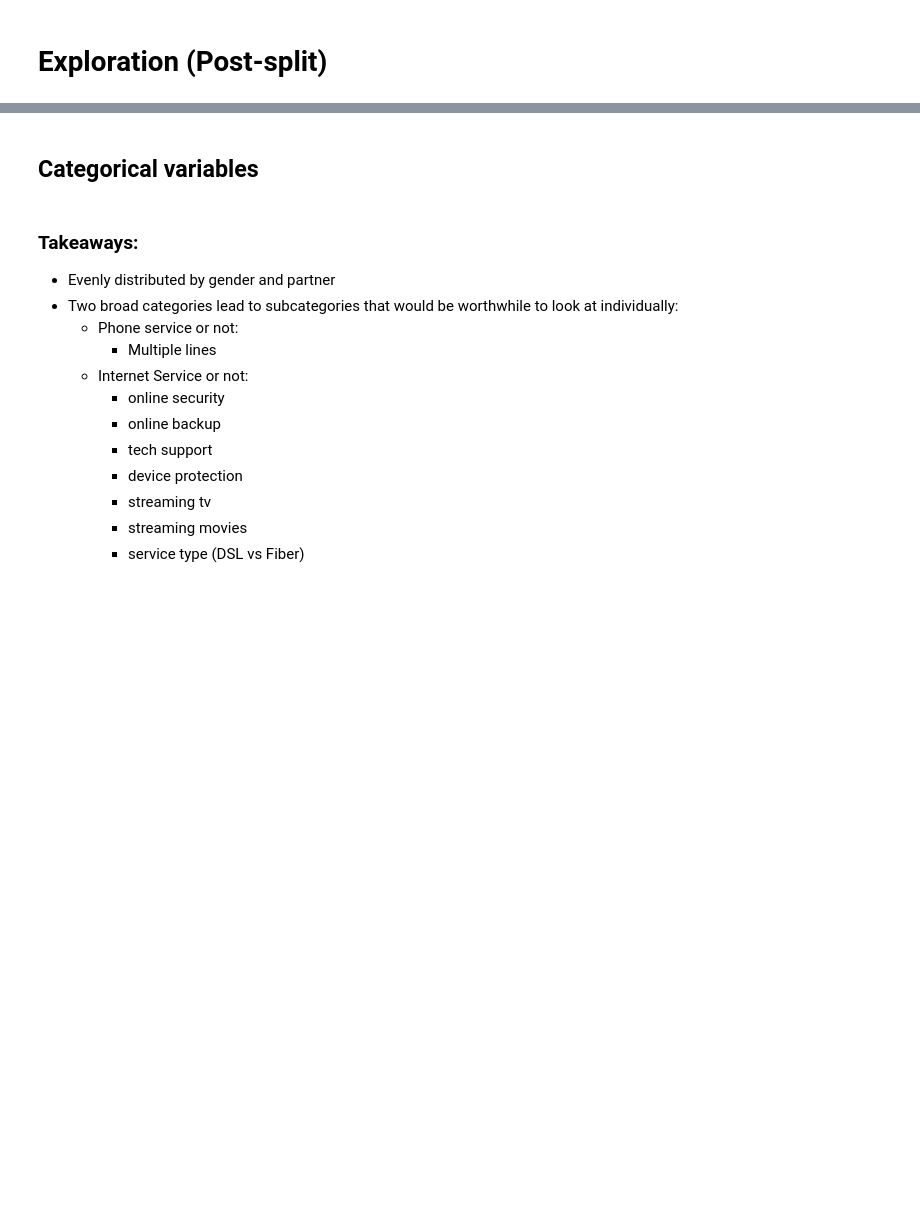
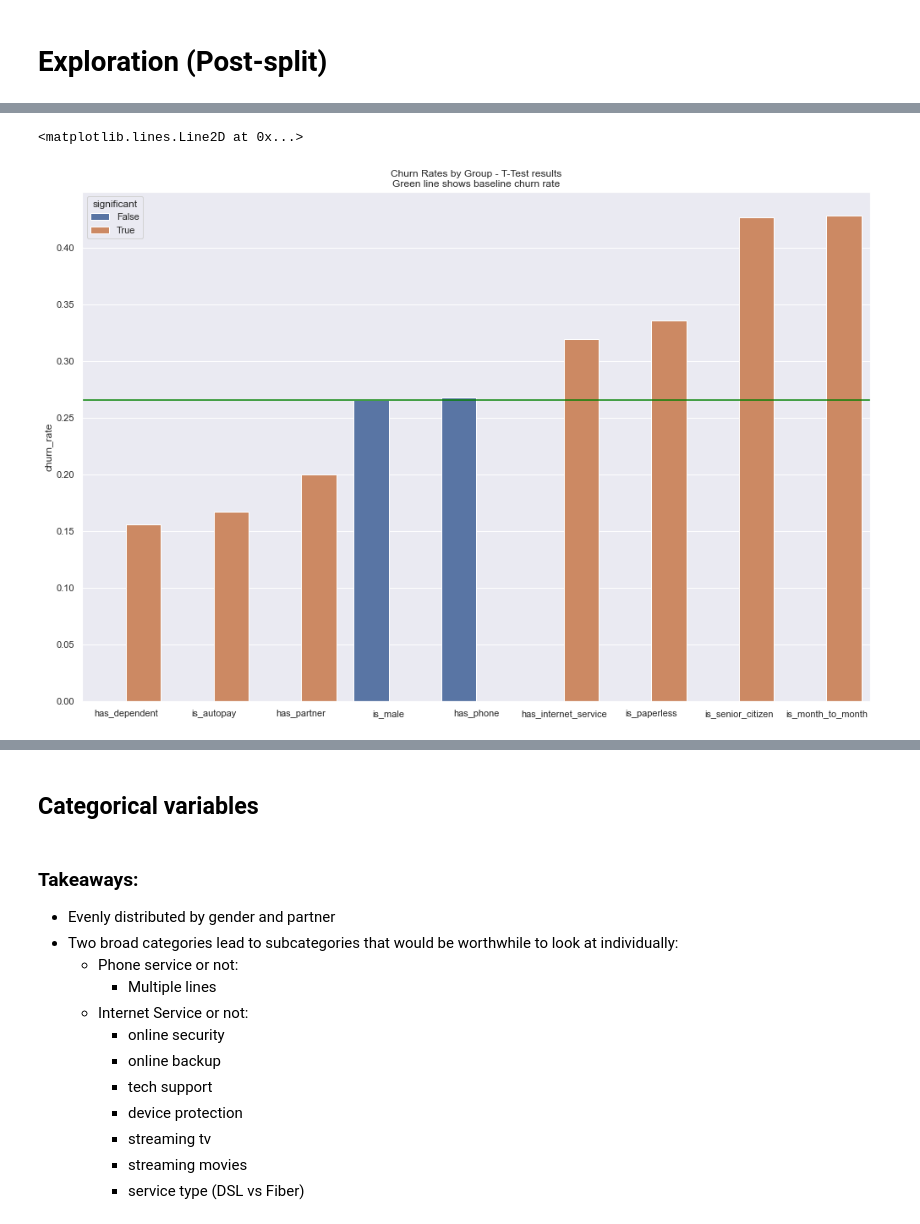
Before and after one commit to jesse-d-marder/classification-project, a Jupyter notebook: explore.ipynb, the cells around one changed output, grey strips where cells are left out. Drawn from its saved outputs; the diff is of its cells as text; code cells hidden in the pictures; blank space fills up the shorter version.

```diff
--- a/explore.ipynb
+++ b/explore.ipynb
@@ -131,3 +108,3 @@ Index(['customer_id', 'gender', 'senior_citizen', 'partner', 'dependents',
 # %%
 # Baseline churn rate
-(train.churn == 1).mean()
+baseline_churn = (train.churn == 1).mean()
@@ -147,3 +127,5 @@ Index(['customer_id', 'gender', 'senior_citizen', 'partner', 'dependents',
+# %%
+alpha = 0.05
 # %%
 train.columns
 # %% [output]
@@ -156,6 +140,22 @@ Index(['customer_id', 'gender', 'senior_citizen', 'partner', 'dependents',
       dtype='object')
 # %%
-groups = ['gender', 'senior_citizen', 'partner', 'dependents', 'paperless_billing'
-p, t = stats.ttest_1samp(train.churn[train.senior_citizen == 1], train.churn.mean())
-p/2, t
+groups = ['is_male', 'is_senior_citizen', 'has_partner', 'has_dependent', 'is_paperless','is_autopay','is_month_to_month','has_phone','has_internet_service']
+ts={}
+p_over_2s={}
+churn_rate = {}
+
+for group in groups:
+    t, p = stats.ttest_1samp(train.churn[train[group] == 1], train.churn.mean())
+    print(f'For {group} {p/2} {t}')
+
+    ts[group] = t
+    p_over_2s[group] = p/2
+    churn_rate[group] = (train.churn[train[group] == 1]).mean()
+
+results = pd.DataFrame(data = [ts, p_over_2s,churn_rate], index= ['t','p_over_2','churn_rate']).T
+
+results['significantly_greater'] = (results.p_over_2<alpha) & (results.t>0)
+results['significantly_lower'] = (results.p_over_2<alpha) & (results.t<0)
+results['significant'] = (results.significantly_greater) | (results.significantly_lower)
+results = results.sort_values(by = 'churn_rate')
 # %% [output]
@@ -162,0 +233,10 @@ p/2, t
+# %%
+sns.set(rc={'figure.figsize':(14,9)})
+sns.barplot(data = results, x = results.index ,y = 'churn_rate', hue = 'significant')
+plt.tight_layout()
+plt.title('Churn Rates by Group - T-Test results\nGreen line shows baseline churn rate')
+plt.axhline(y=baseline_churn, color = 'green')
+# plt.bar_label(splot.containers[0])
+# %% [output]
+<matplotlib.lines.Line2D at 0x...>
+[figure, added]
```
Also changed, not shown: parts of 57 cells of this notebook.
